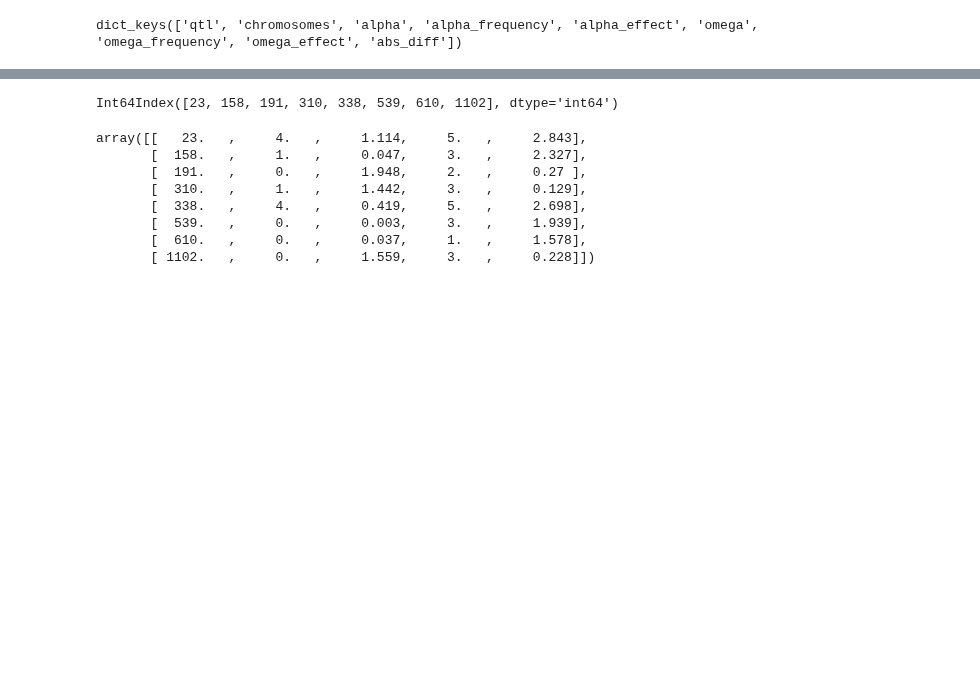
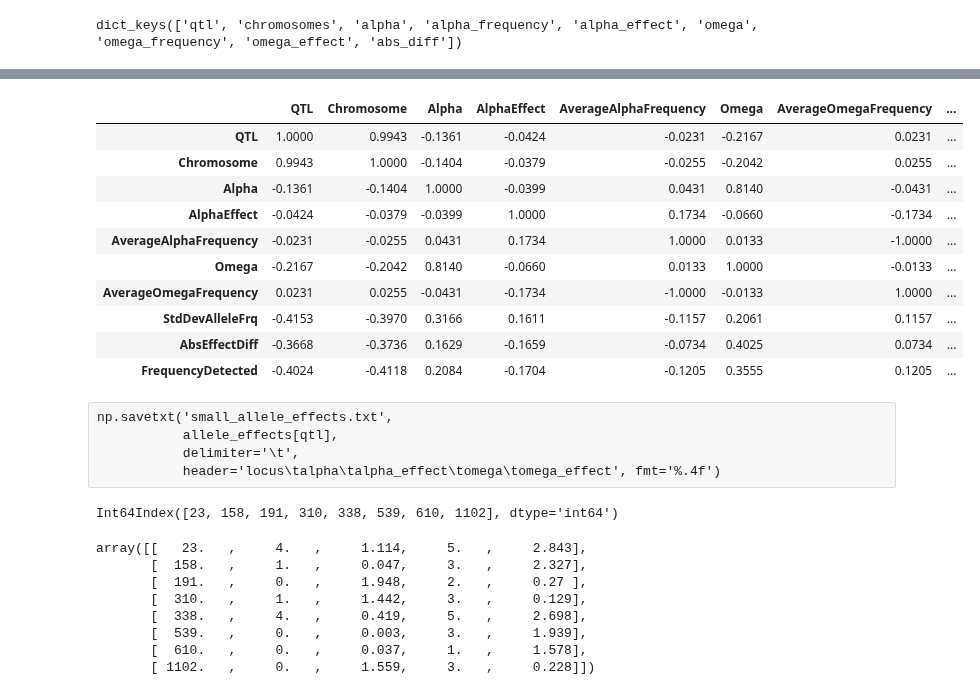
Before and after one commit to maizeatlas/saegus, a Jupyter notebook: devel/magic/1478/small_scale_run.ipynb, the cells around one changed output, grey strips where cells are left out. Saved outputs shown, nothing was run; the diff lists cells and outputs as text; code cells hidden in the pictures; blank space fills up the shorter version.

```diff
--- a/devel/magic/1478/small_scale_run.ipynb
+++ b/devel/magic/1478/small_scale_run.ipynb
@@ -897,3 +764,22 @@ set()
+# %%
+allele_data_table.corr()
+# %% [output]
+|  | QTL | Chromosome | Alpha | AlphaEffect | AverageAlphaFrequency | Omega | AverageOmegaFrequency | ... |
+| QTL | 1.0000 | 0.9943 | -0.1361 | -0.0424 | -0.0231 | -0.2167 | 0.0231 | ... |
+| Chromosome | 0.9943 | 1.0000 | -0.1404 | -0.0379 | -0.0255 | -0.2042 | 0.0255 | ... |
+| Alpha | -0.1361 | -0.1404 | 1.0000 | -0.0399 | 0.0431 | 0.8140 | -0.0431 | ... |
+| AlphaEffect | -0.0424 | -0.0379 | -0.0399 | 1.0000 | 0.1734 | -0.0660 | -0.1734 | ... |
+| AverageAlphaFrequency | -0.0231 | -0.0255 | 0.0431 | 0.1734 | 1.0000 | 0.0133 | -1.0000 | ... |
+| Omega | -0.2167 | -0.2042 | 0.8140 | -0.0660 | 0.0133 | 1.0000 | -0.0133 | ... |
+| AverageOmegaFrequency | 0.0231 | 0.0255 | -0.0431 | -0.1734 | -1.0000 | -0.0133 | 1.0000 | ... |
+| StdDevAlleleFrq | -0.4153 | -0.3970 | 0.3166 | 0.1611 | -0.1157 | 0.2061 | 0.1157 | ... |
+| AbsEffectDiff | -0.3668 | -0.3736 | 0.1629 | -0.1659 | -0.0734 | 0.4025 | 0.0734 | ... |
+| FrequencyDetected | -0.4024 | -0.4118 | 0.2084 | -0.1704 | -0.1205 | 0.3555 | 0.1205 | ... |
+# %% [raw]
+np.savetxt('small_allele_effects.txt',
+           allele_effects[qtl],
+           delimiter='\t',
+           header='locus\talpha\talpha_effect\tomega\tomega_effect', fmt='%.4f')
 # %%
 detected_loci = results.ix[results.ix[:, 4] < 0.05].index
 # %%
```
Also changed, not shown: parts of 82 cells of this notebook, 3 other files.
